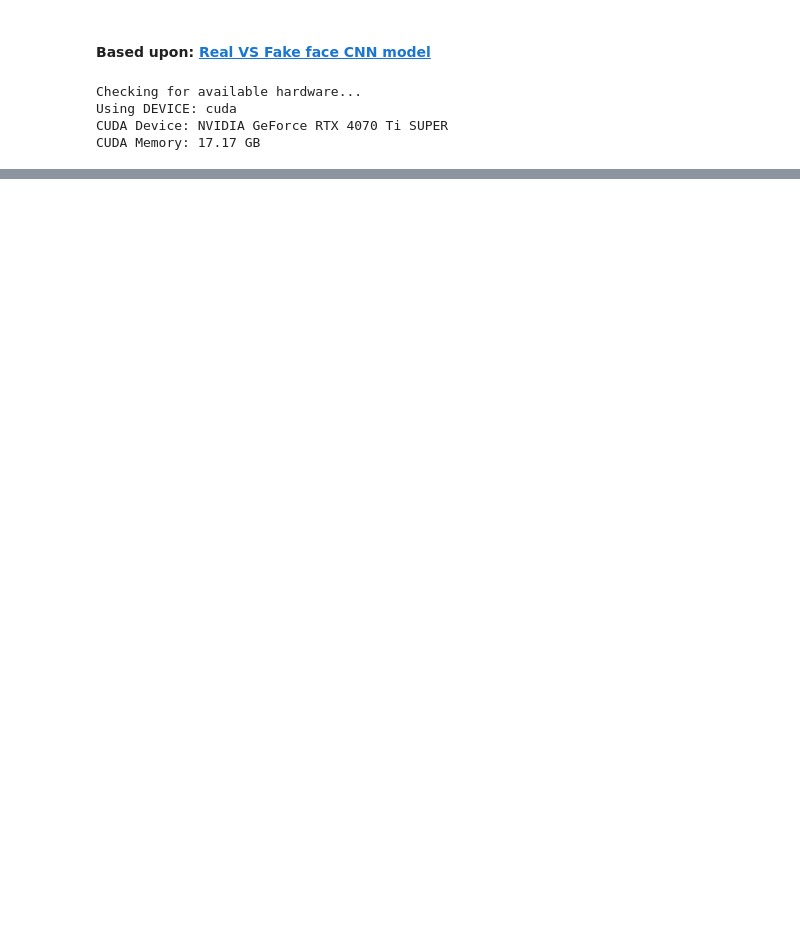
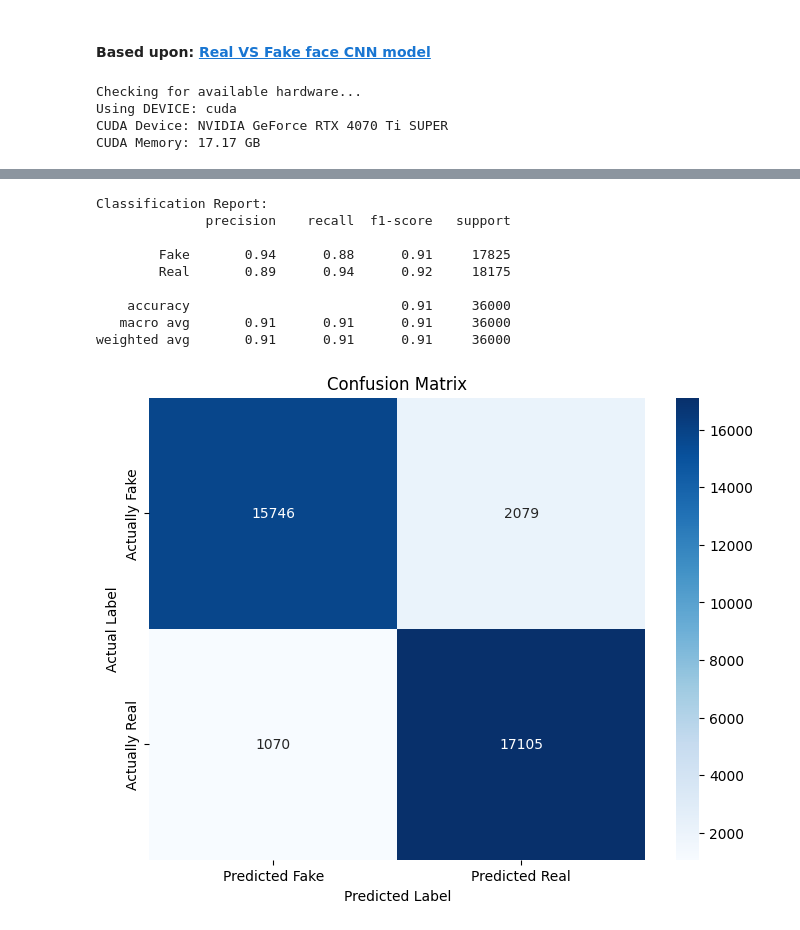
Before and after one commit to jmlima1234/ACPR, a Jupyter notebook: DenseNetClassifier.ipynb, the cells around one changed output, grey strips where cells are left out. Saved outputs shown, nothing was run; the diff lists cells and outputs as text; code cells hidden in the pictures; blank space fills up the shorter version.

```diff
--- a/DenseNetClassifier.ipynb
+++ b/DenseNetClassifier.ipynb
@@ -474,0 +535,70 @@ F1 Score: 0.9642
+# %%
+from sklearn.metrics import classification_report, confusion_matrix, roc_curve, auc
+
+# Load the best saved model
+model.load_state_dict(torch.load('checkpoints/best_model.pth'))
+model.eval()
+
+# Lists to store predictions and ground truth
+y_true = []
+y_pred = []
+y_scores = []
+
+# Get predictions on test set
+with torch.no_grad():
+    for inputs, labels in test_loader:
+        inputs, labels = inputs.to(DEVICE), labels.to(DEVICE)
+        outputs = model(inputs)
+        predicted = (outputs.squeeze() > 0.5).float()
+
+        # Store results
+        y_true.extend(labels.cpu().numpy())
+        y_pred.extend(predicted.cpu().numpy())
+        y_scores.extend(outputs.squeeze().cpu().numpy())
+
+# Calculate metrics
+
+# Convert to binary labels (0 or 1)
+y_true_binary = [int(i) for i in y_true]
+y_pred_binary = [int(i) for i in y_pred]
+
+# Print classification report
+print("Classification Report:")
+print(classification_report(y_true_binary, y_pred_binary, target_names=['Fake', 'Real']))
+
+# Create and plot confusion matrix
+cm = confusion_matrix(y_true_binary, y_pred_binary)
+plt.figure(figsize=(8, 6))
+sns.heatmap(cm, annot=True, fmt='d', cmap='Blues',
+            xticklabels=['Predicted Fake', 'Predicted Real'],
+            yticklabels=['Actually Fake', 'Actually Real'])
+plt.ylabel('Actual Label')
+plt.xlabel('Predicted Label')
+plt.title('Confusion Matrix')
+plt.show()
+
+# Calculate and plot ROC curve
+fpr, tpr, _ = roc_curve(y_true_binary, y_scores)
+roc_auc = auc(fpr, tpr)
+
+plt.figure(figsize=(8, 6))
+plt.plot(fpr, tpr, color='darkorange', lw=2, label=f'ROC curve (area = {roc_auc:.3f})')
+plt.plot([0, 1], [0, 1], color='navy', lw=2, linestyle='--')
+plt.xlim([0.0, 1.0])
+plt.ylim([0.0, 1.05])
+plt.xlabel('False Positive Rate')
+plt.ylabel('True Positive Rate')
+plt.title('Receiver Operating Characteristic (ROC) Curve')
+plt.legend(loc="lower right")
+plt.show()
+# %% [output]
+Classification Report:
+              precision    recall  f1-score   support
+
+        Fake       0.94      0.88      0.91     17825
+        Real       0.89      0.94      0.92     18175
+
+    accuracy                           0.91     36000
+   macro avg       0.91      0.91      0.91     36000
+weighted avg       0.91      0.91      0.91     36000
+[figure, added]
```
Also changed, not shown: parts of 16 cells of this notebook, 4 other files.
